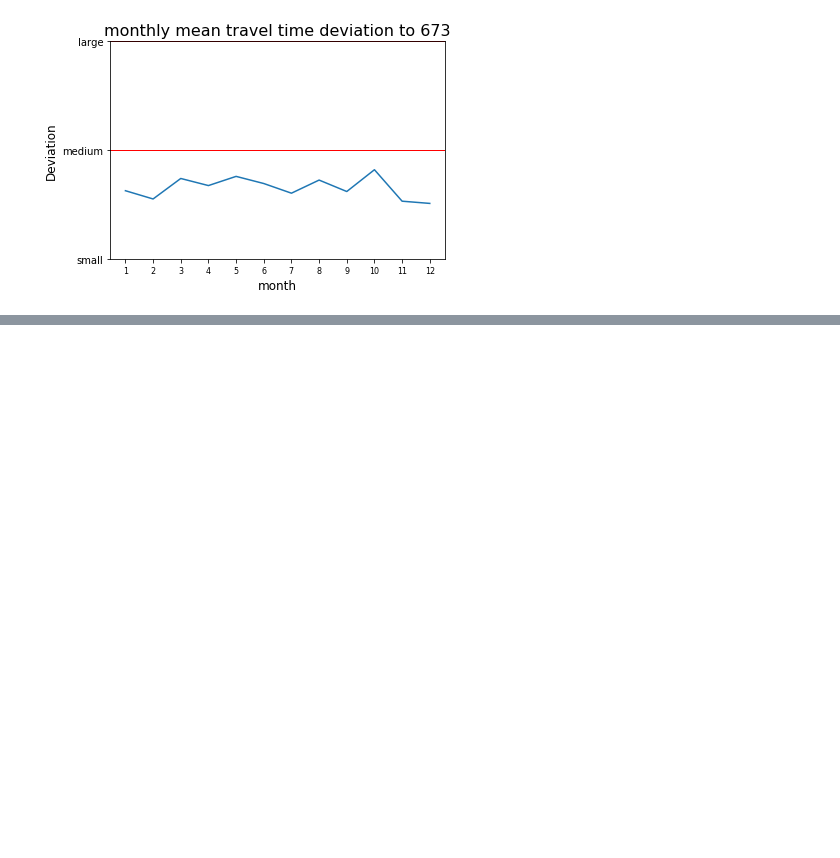
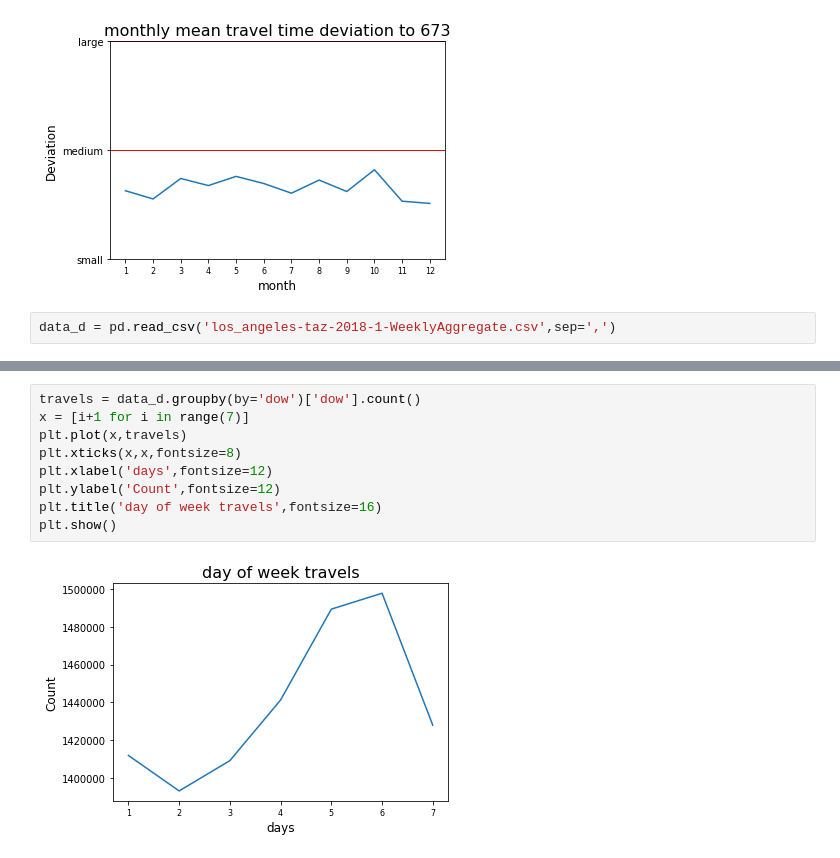
Before and after one commit to bananannn/ECE-143-Group-2, a Jupyter notebook: Project.ipynb, the cells around one changed output, grey strips where cells are left out. Cells and saved outputs as stored; diff of their text form; blank space fills up the shorter version.

Commit message:
Applied graphs for dow

```diff
--- a/Project.ipynb
+++ b/Project.ipynb
@@ -290,3 +290,5 @@ plot_time_std(index,1)
 # %% [output]
 [figure]
 [figure]
+# %%
+data_d = pd.read_csv('los_angeles-taz-2018-1-WeeklyAggregate.csv',sep=',')
@@ -292,0 +316,11 @@ plot_time_std(index,1)
+# %%
+travels = data_d.groupby(by='dow')['dow'].count()
+x = [i+1 for i in range(7)]
+plt.plot(x,travels)
+plt.xticks(x,x,fontsize=8)
+plt.xlabel('days',fontsize=12)
+plt.ylabel('Count',fontsize=12)
+plt.title('day of week travels',fontsize=16)
+plt.show()
+# %% [output]
+[figure, added]
```
Also changed, not shown: parts of 6 cells of this notebook.
